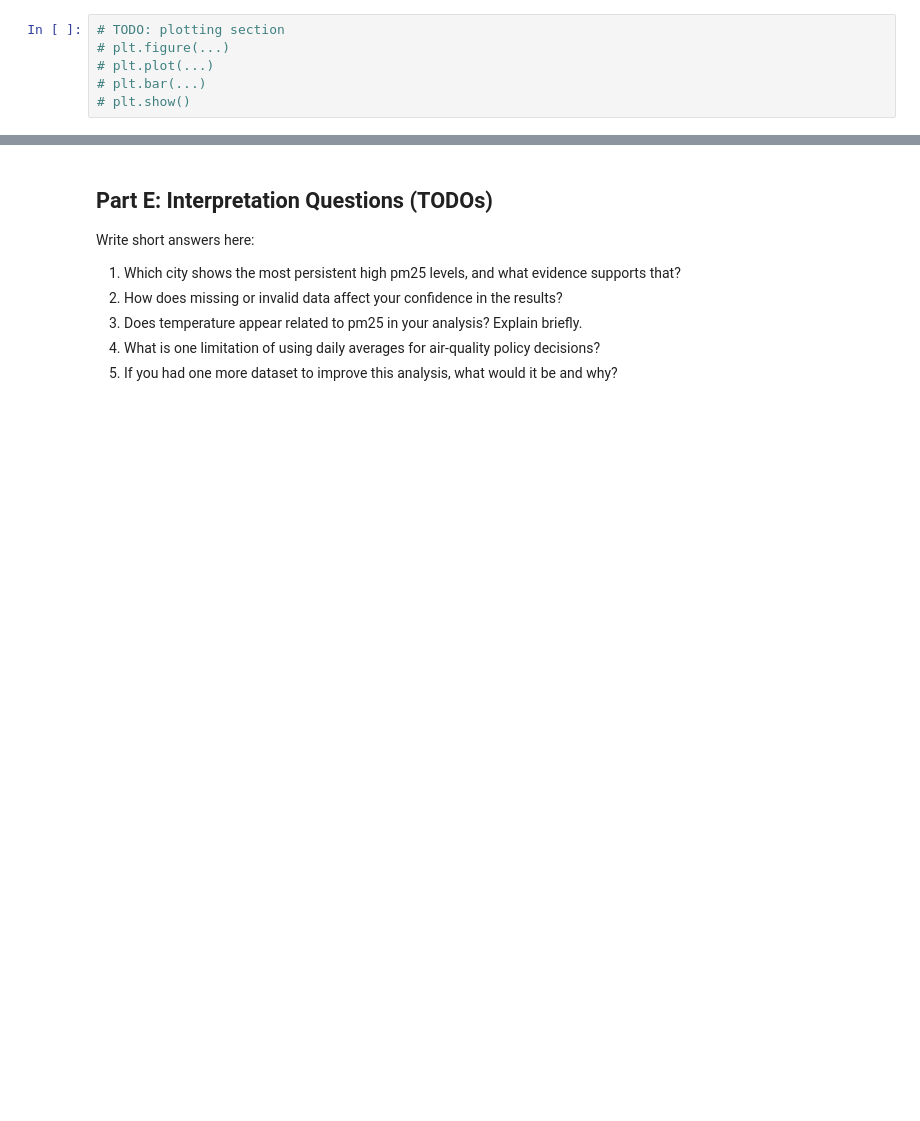
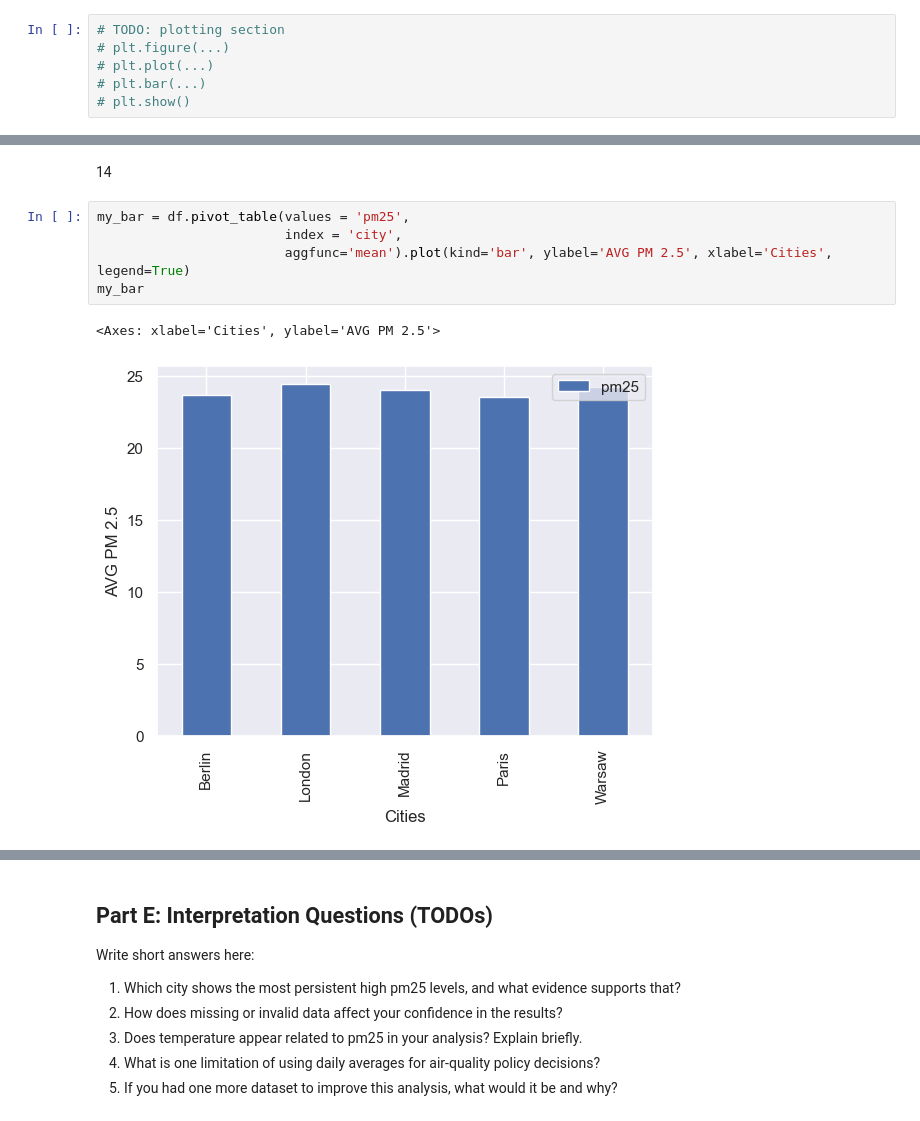
Before and after one commit to Manheim666/ironhack-ai-engineering, a Jupyter notebook: module-1/m1-09-assessment/m1-09-assessment.ipynb, the cells around one changed output, grey strips where cells are left out. Cells and saved outputs as stored; diff of their text form; blank space fills up the shorter version.

```diff
--- a/module-1/m1-09-assessment/m1-09-assessment.ipynb
+++ b/module-1/m1-09-assessment/m1-09-assessment.ipynb
@@ -72,0 +322,10 @@ pd.set_option("display.max_columns", None)
+# %% [markdown]
+14
+# %%
+my_bar = df.pivot_table(values = 'pm25',
+                        index = 'city',
+                        aggfunc='mean').plot(kind='bar', ylabel='AVG PM 2.5', xlabel='Cities', legend=True)
+my_bar
+# %% [output]
+<Axes: xlabel='Cities', ylabel='AVG PM 2.5'>
+[figure, added]
```
Also changed, not shown: parts of 36 cells of this notebook.
